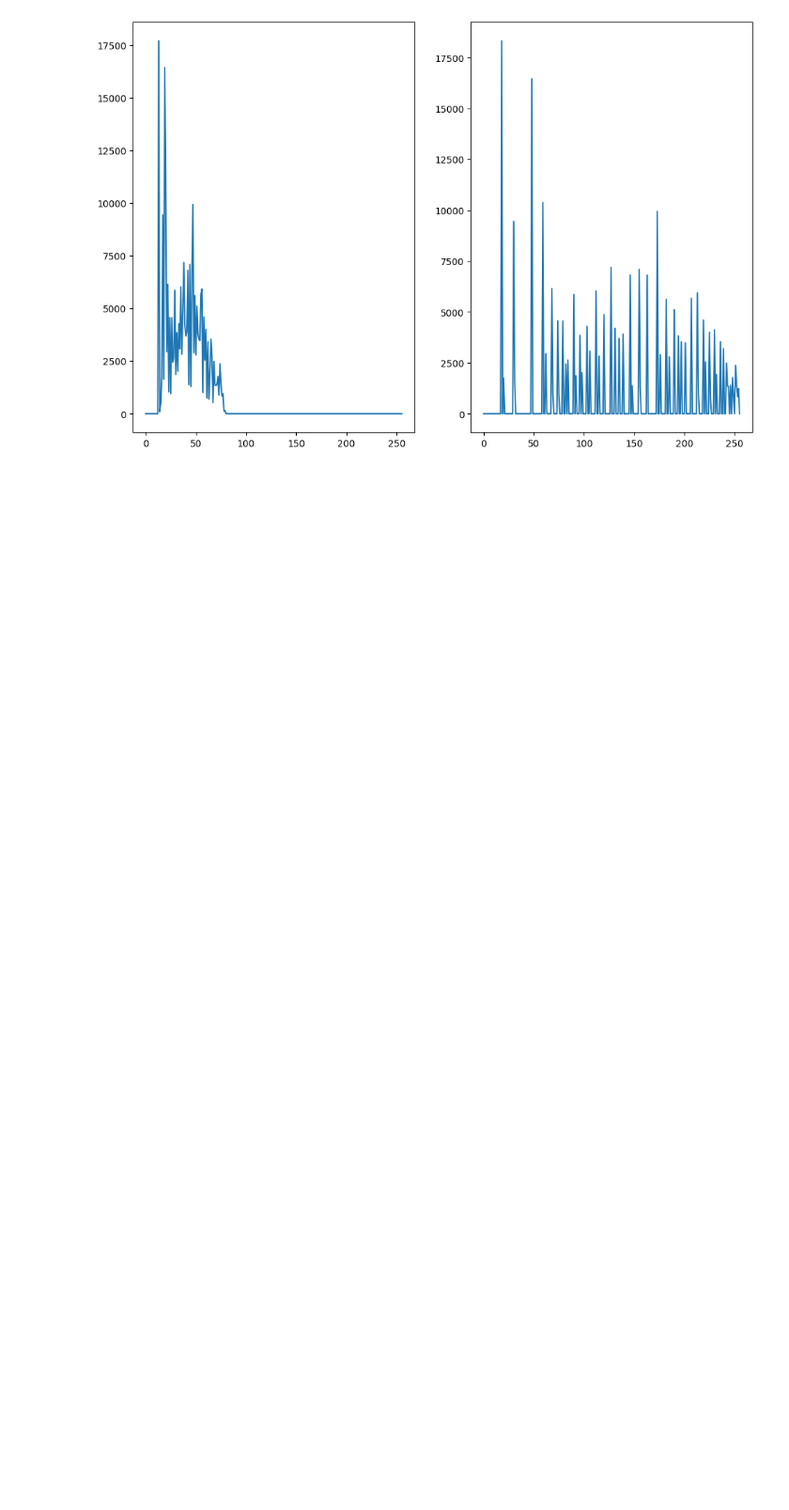
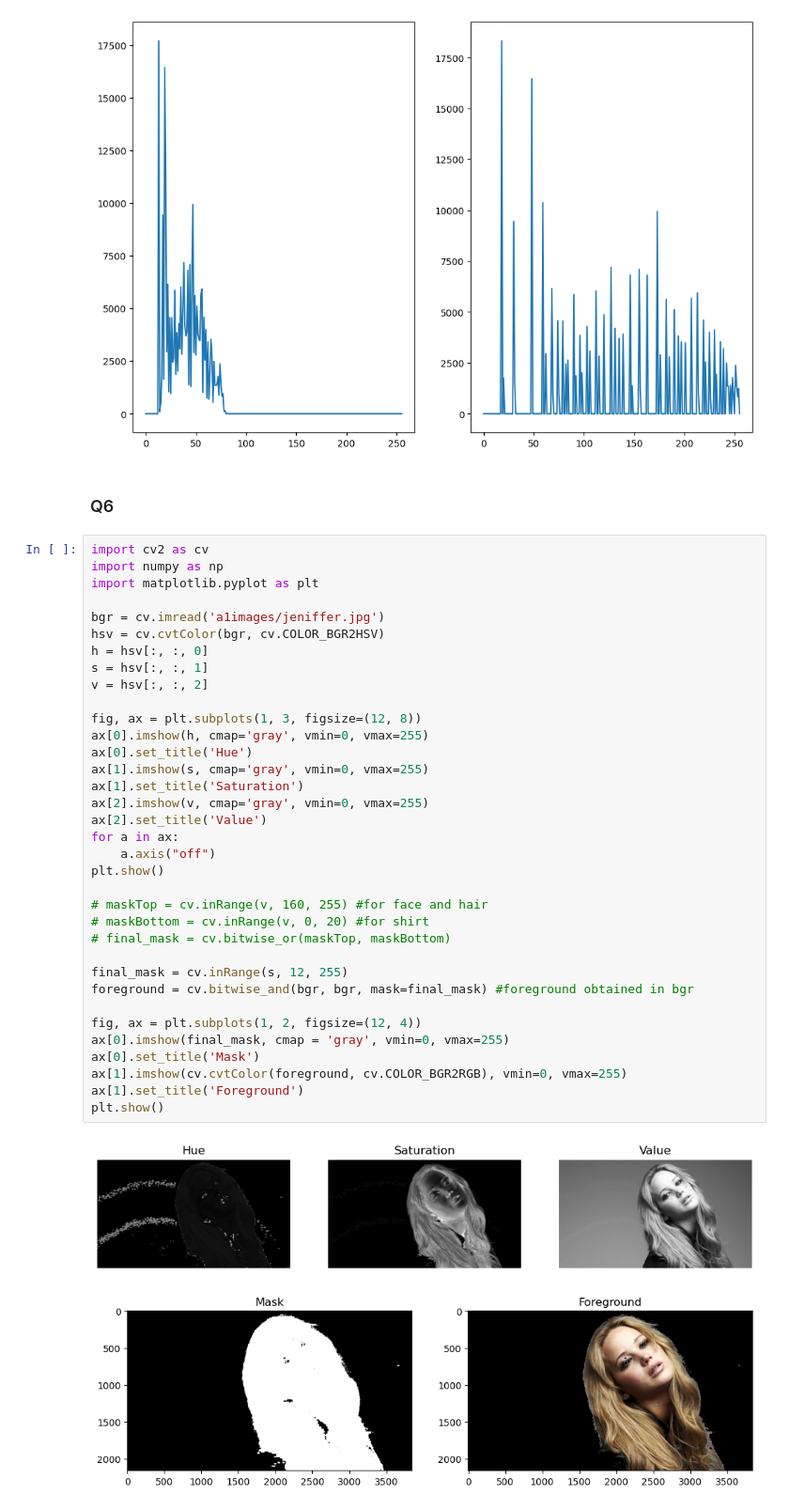
Before and after one commit to KiranGunathilaka/en3160_image_processing_machine_vision, a Jupyter notebook: assign1/220197E_a01.ipynb, the cells around one changed output. Shown at 94% size. Cells and saved outputs as stored; diff of their text form; blank space fills up the shorter version.

```diff
--- a/assign1/220197E_a01.ipynb
+++ b/assign1/220197E_a01.ipynb
@@ -221,3 +221,43 @@ plt.show()
 # %% [output]
 [figure]
 [figure]
+# %% [markdown]
+### Q6
+# %%
+import cv2 as cv
+import numpy as np
+import matplotlib.pyplot as plt
+
+bgr = cv.imread('a1images/jeniffer.jpg')
+hsv = cv.cvtColor(bgr, cv.COLOR_BGR2HSV)
+h = hsv[:, :, 0]
+s = hsv[:, :, 1]
+v = hsv[:, :, 2]
+
+fig, ax = plt.subplots(1, 3, figsize=(12, 8))
+ax[0].imshow(h, cmap='gray', vmin=0, vmax=255)
+ax[0].set_title('Hue')
+ax[1].imshow(s, cmap='gray', vmin=0, vmax=255)
+ax[1].set_title('Saturation')
+ax[2].imshow(v, cmap='gray', vmin=0, vmax=255)
+ax[2].set_title('Value')
+for a in ax:
+    a.axis("off")
+plt.show()
+
+# maskTop = cv.inRange(v, 160, 255) #for face and hair
+# maskBottom = cv.inRange(v, 0, 20) #for shirt
+# final_mask = cv.bitwise_or(maskTop, maskBottom)
+
+final_mask = cv.inRange(s, 12, 255)
+foreground = cv.bitwise_and(bgr, bgr, mask=final_mask) #foreground obtained in bgr
+
+fig, ax = plt.subplots(1, 2, figsize=(12, 4))
+ax[0].imshow(final_mask, cmap = 'gray', vmin=0, vmax=255)
+ax[0].set_title('Mask')
+ax[1].imshow(cv.cvtColor(foreground, cv.COLOR_BGR2RGB), vmin=0, vmax=255)
+ax[1].set_title('Foreground')
+plt.show()
+# %% [output]
+[figure, added]
+[figure, added]
```
Also changed, not shown: parts of 4 cells of this notebook.
